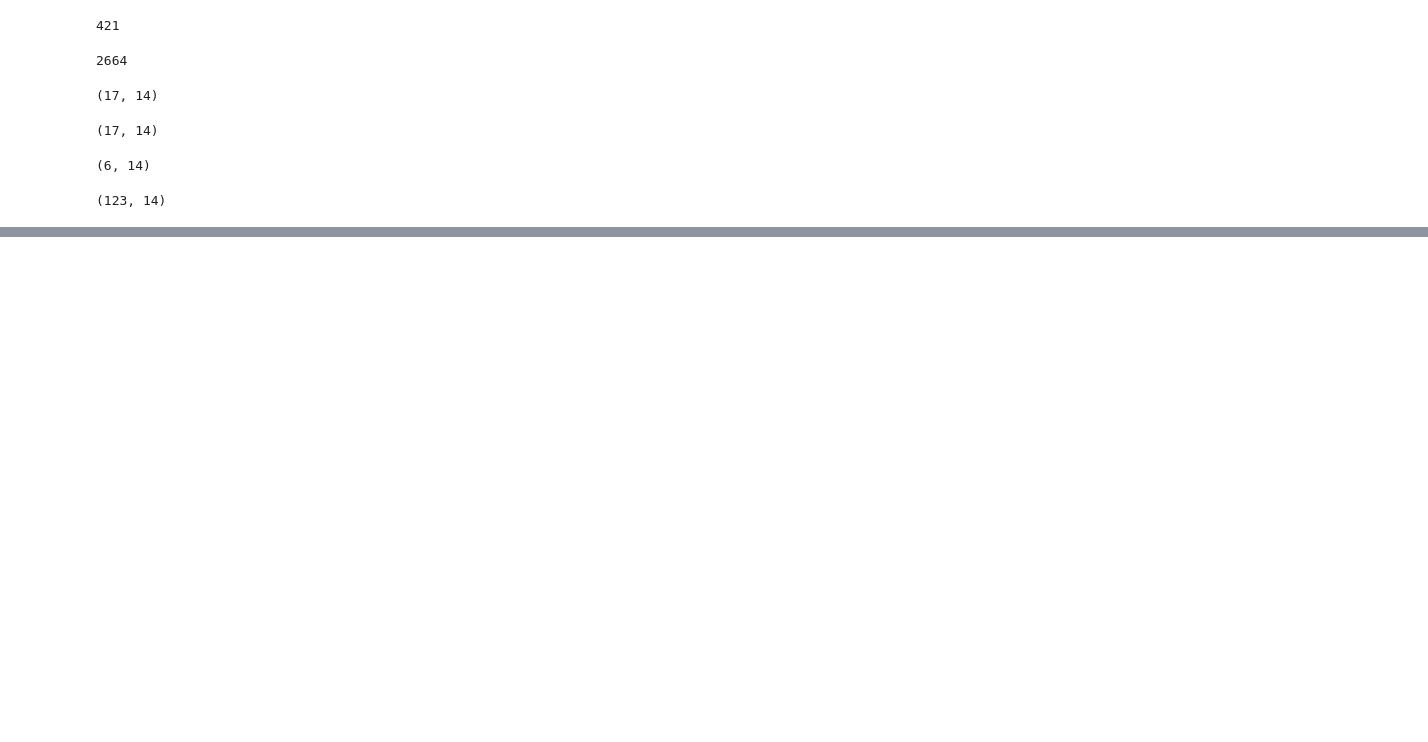
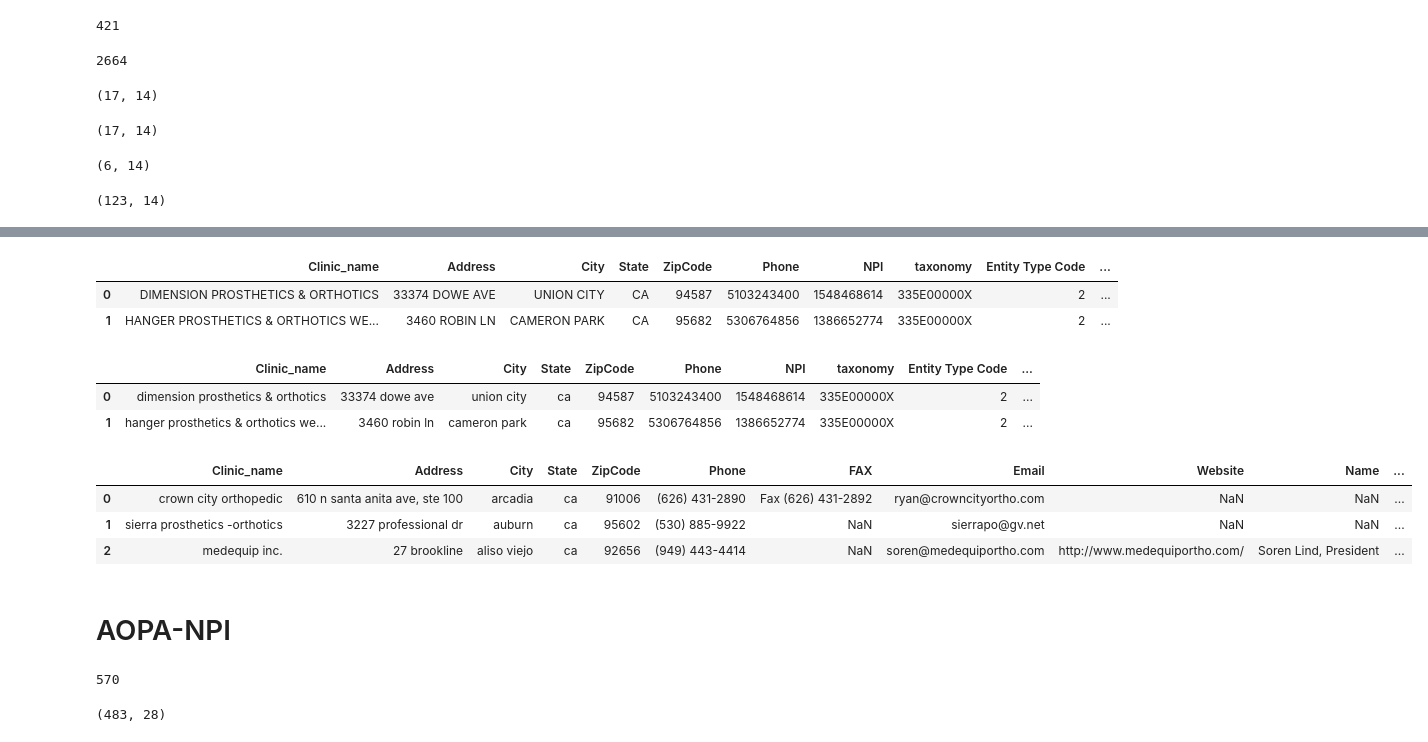
Before and after one commit to hyuanz/ClinicsCali_Clean, a Jupyter notebook: calistfinal.ipynb, the cells around one changed output, grey strips where cells are left out. Cells and saved outputs as stored; diff of their text form; code cells hidden in the pictures; blank space fills up the shorter version.

```diff
--- a/calistfinal.ipynb
+++ b/calistfinal.ipynb
@@ -238,0 +263,9 @@ workbook.save('cleancali4.xlsx')
+# %%
+def extract_y(s):
+    match = re.search(r'/dba\s+(.+)', s)
+    if match:
+        return match.group(1)
+    return s
+# %%
+frame3["Clinic_name"] = frame3["Clinic_name"].apply(lambda x: extract_y(x))
+frame3["Clinic_name"] = frame3["Clinic_name"].apply(lambda x: remove_amp(x))
@@ -238,0 +290,2 @@ workbook.save('cleancali4.xlsx')
+# %%
+cols_tolower = ['Clinic_name', 'Address', 'City', 'State', 'ZipCode']
@@ -238,0 +310,3 @@ workbook.save('cleancali4.xlsx')
+# %%
+for col in cols_tolower:
+    frame3[col] = frame3[col].apply(lambda x: x.lower().strip() if isinstance(x, str) else x)
@@ -238,0 +367,6 @@ workbook.save('cleancali4.xlsx')
+# %%
+dataframe.head(2)
+# %% [output]
+|  | Clinic_name | Address | City | State | ZipCode | Phone | NPI | taxonomy | Entity Type Code | ... |
+| 0 | DIMENSION PROSTHETICS & ORTHOTICS | 33374 DOWE AVE | UNION CITY | CA | 94587 | 5103243400 | 1548468614 | 335E00000X | 2 | ... |
+| 1 | HANGER PROSTHETICS & ORTHOTICS WE... | 3460 ROBIN LN | CAMERON PARK | CA | 95682 | 5306764856 | 1386652774 | 335E00000X | 2 | ... |
@@ -238,0 +376,15 @@ workbook.save('cleancali4.xlsx')
+# %%
+dataframe.head(2)
+# %% [output]
+|  | Clinic_name | Address | City | State | ZipCode | Phone | NPI | taxonomy | Entity Type Code | ... |
+| 0 | dimension prosthetics & orthotics | 33374 dowe ave | union city | ca | 94587 | 5103243400 | 1548468614 | 335E00000X | 2 | ... |
+| 1 | hanger prosthetics & orthotics we... | 3460 robin ln | cameron park | ca | 95682 | 5306764856 | 1386652774 | 335E00000X | 2 | ... |
+# %%
+frame3.head(3)
+# %% [output]
+|  | Clinic_name | Address | City | State | ZipCode | Phone | FAX | Email | Website | Name | ... |
+| 0 | crown city orthopedic | 610 n santa anita ave, ste 100 | arcadia | ca | 91006 | (626) 431-2890 | Fax (626) 431-2892 | ryan@crowncityortho.com | NaN | NaN | ... |
+| 1 | sierra prosthetics -orthotics | 3227 professional dr | auburn | ca | 95602 | (530) 885-9922 | NaN | sierrapo@gv.net | NaN | NaN | ... |
+| 2 | medequip inc. | 27 brookline | aliso viejo | ca | 92656 | (949) 443-4414 | NaN | soren@medequiportho.com | http://www.medequiportho.com/ | Soren Lind, President | ... |
+# %% [markdown]
+# AOPA-NPI
@@ -238,0 +397,8 @@ workbook.save('cleancali4.xlsx')
+# %%
+len(dataframe) + len(frame3)
+# %% [output]
+570
+# %%
+merged_df.shape
+# %% [output]
+(483, 28)
```
Also changed, not shown: parts of 60 cells of this notebook, 4 other files.
